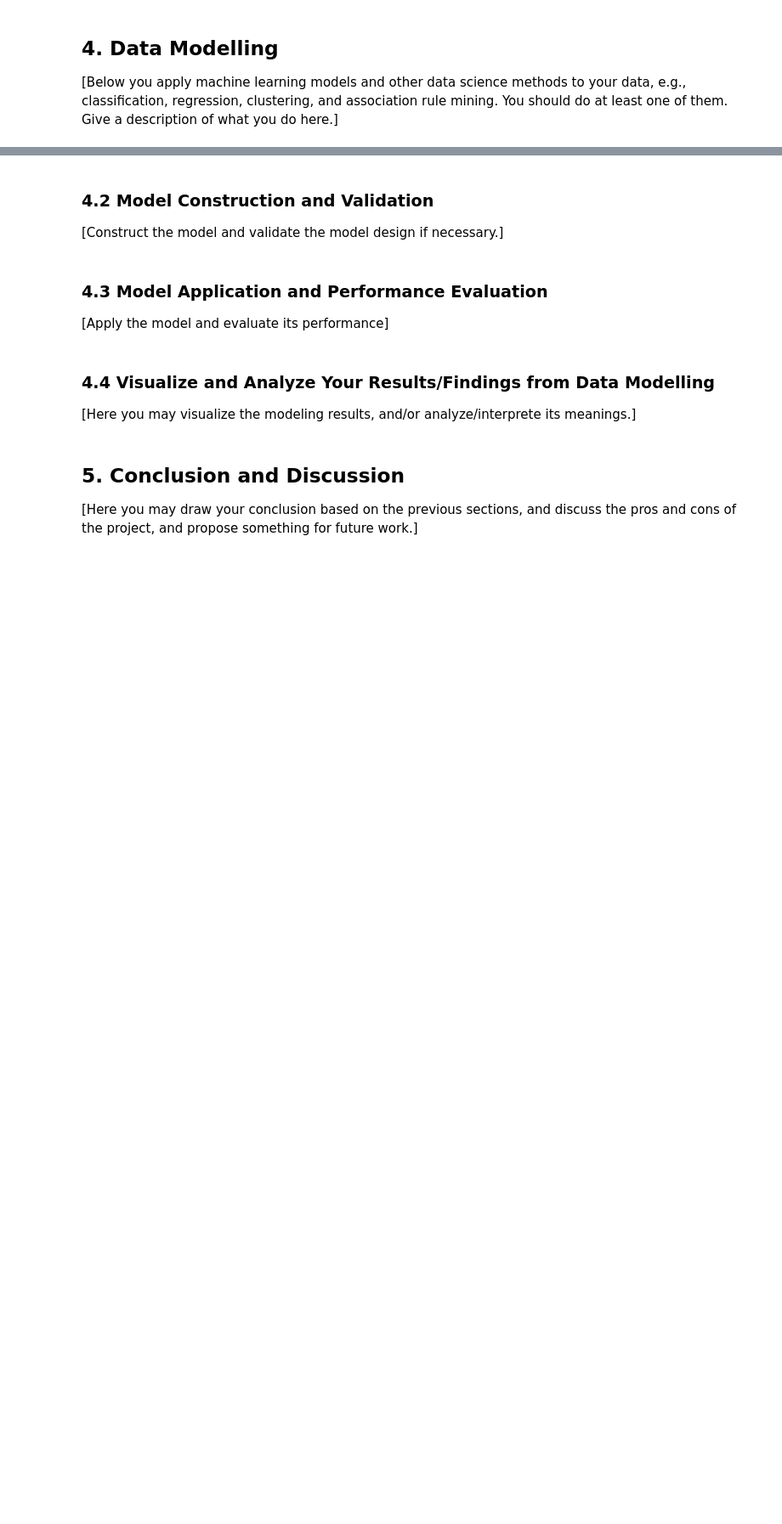
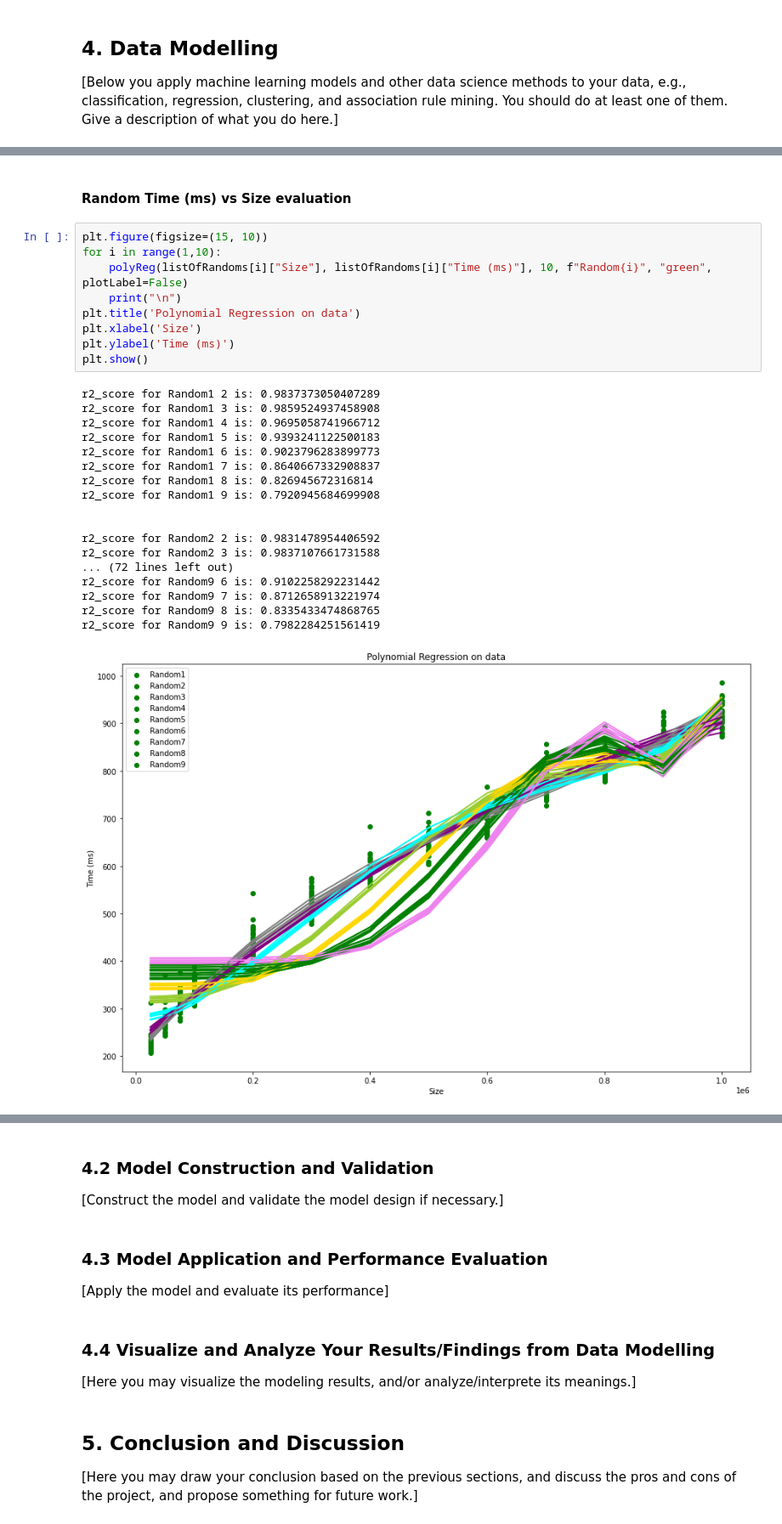
Before and after one commit to hrallil/Data-science-and-visualisation, a Jupyter notebook: Mini project/Miniproject_template.ipynb, the cells around one changed output, grey strips where cells are left out. Shown at 85% size. Cells and saved outputs as stored; diff of their text form; blank space fills up the shorter version.

```diff
--- a/Mini project/Miniproject_template.ipynb
+++ b/Mini project/Miniproject_template.ipynb
@@ -153,0 +301,30 @@ plt.show()
+# %% [markdown]
+#### Random Time (ms) vs Size evaluation
+# %%
+plt.figure(figsize=(15, 10))
+for i in range(1,10):
+    polyReg(listOfRandoms[i]["Size"], listOfRandoms[i]["Time (ms)"], 10, f"Random{i}", "green", plotLabel=False)
+    print("\n")
+plt.title('Polynomial Regression on data')
+plt.xlabel('Size')
+plt.ylabel('Time (ms)')
+plt.show()
+# %% [output]
+r2_score for Random1 2 is: 0.9837373050407289
+r2_score for Random1 3 is: 0.9859524937458908
+r2_score for Random1 4 is: 0.9695058741966712
+r2_score for Random1 5 is: 0.9393241122500183
+r2_score for Random1 6 is: 0.9023796283899773
+r2_score for Random1 7 is: 0.8640667332908837
+r2_score for Random1 8 is: 0.826945672316814
+r2_score for Random1 9 is: 0.7920945684699908
+
+
+r2_score for Random2 2 is: 0.9831478954406592
+r2_score for Random2 3 is: 0.9837107661731588
+... (72 lines left out)
+r2_score for Random9 6 is: 0.9102258292231442
+r2_score for Random9 7 is: 0.8712658913221974
+r2_score for Random9 8 is: 0.8335433474868765
+r2_score for Random9 9 is: 0.7982284251561419
+[figure, added]
```
Also changed, not shown: parts of 35 cells of this notebook, 2 other files.
